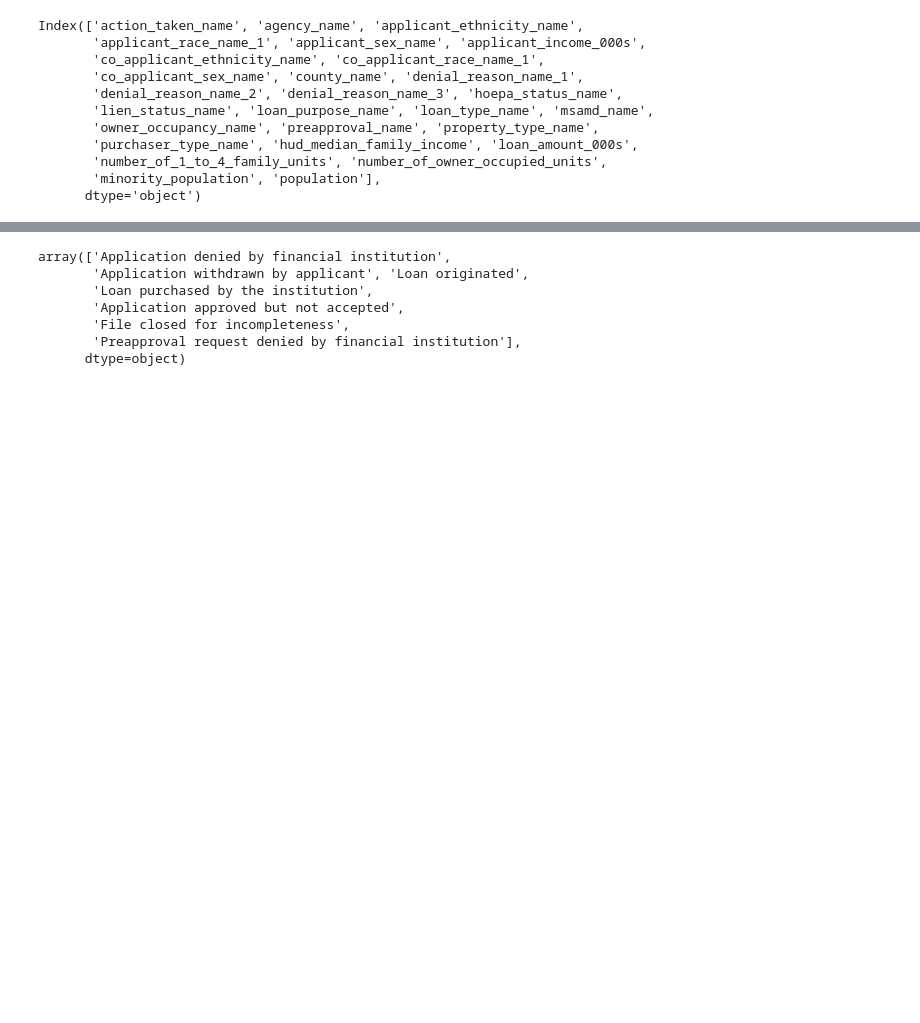
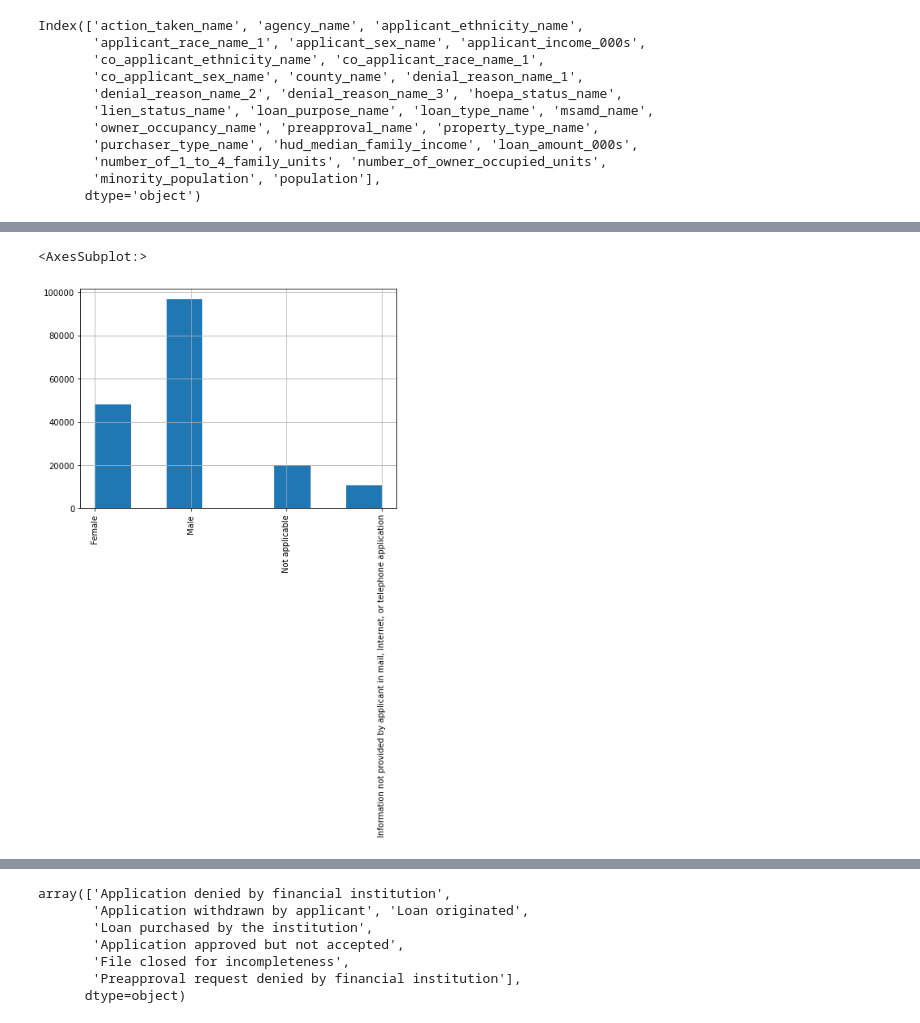
Before and after one commit to DJ1070/Darlehensanfragen, a Jupyter notebook: exploration.ipynb, the cells around one changed output, grey strips where cells are left out. Drawn from its saved outputs; the diff is of its cells as text; code cells hidden in the pictures; blank space fills up the shorter version.

```diff
--- a/exploration.ipynb
+++ b/exploration.ipynb
@@ -94,0 +103,10 @@ if df.action_taken_name ==
+# %%
+# Creating a column with 1 for any kind of loan approval and 0 for all loan denials and file closures.
+
+df['loan_approved'] = np.where(
+   (df.action_taken_name == 'Loan originated') | (df.action_taken_name == 'Loan purchased by the institution') | (df.action_taken_name == 'Application approved but not accepted'), 1, 0)
+# %%
+df.applicant_sex_name.hist(bins = 8, figsize = [7 , 5], xrot = 90)
+# %% [output]
+<AxesSubplot:>
+[figure, added]
```
Also changed, not shown: parts of 10 cells of this notebook.
